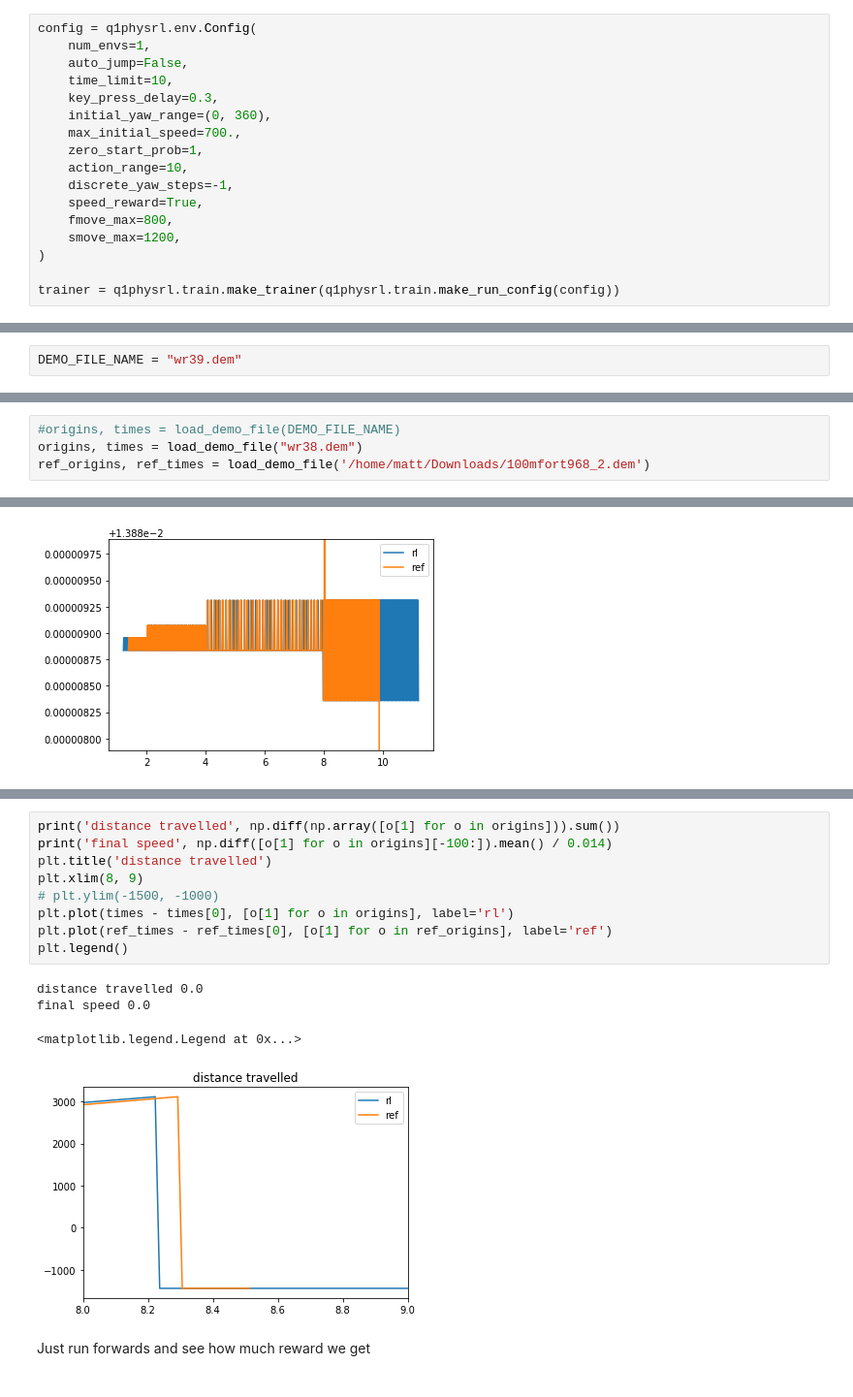
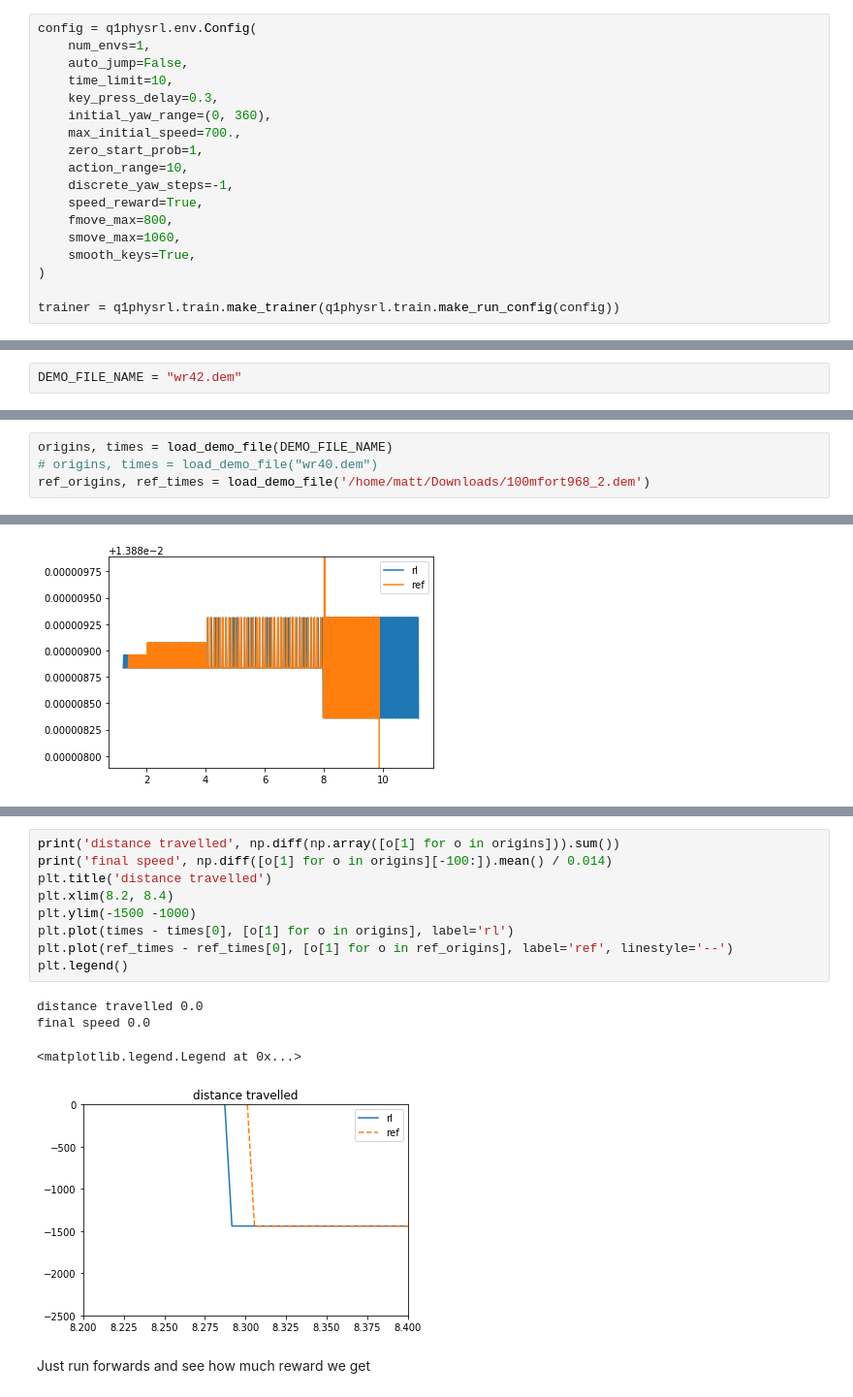
Before and after one commit to matthewearl/q1physrl, a Jupyter notebook: notebooks/RL client.ipynb, the cells around one changed output, grey strips where cells are left out. Shown at 97% size. Drawn from its saved outputs; the diff is of its cells as text.

```diff
--- a/notebooks/RL client.ipynb
+++ b/notebooks/RL client.ipynb
@@ -33,7 +33,8 @@ config = q1physrl.env.Config(
     discrete_yaw_steps=-1,
     speed_reward=True,
     fmove_max=800,
-    smove_max=1200,
+    smove_max=1060,
+    smooth_keys=True,
 )
 
 trainer = q1physrl.train.make_trainer(q1physrl.train.make_run_config(config))
@@ -104,5 +109,5 @@ trainer.restore(FNAME)
 # %%
-DEMO_FILE_NAME = "wr39.dem"
+DEMO_FILE_NAME = "wr42.dem"
 # %%
 dataclasses.asdict(config)
 # %% [output]
@@ -214,6 +224,6 @@ def load_demo_file(demo_file_path):
 # %%
-#origins, times = load_demo_file(DEMO_FILE_NAME)
-origins, times = load_demo_file("wr38.dem")
+origins, times = load_demo_file(DEMO_FILE_NAME)
+# origins, times = load_demo_file("wr40.dem")
 ref_origins, ref_times = load_demo_file('/home/matt/Downloads/100mfort968_2.dem')
 # %%
 # plt.ylim(0.0138, 0.0141)
@@ -236,17 +246,17 @@ plt.plot(t[:, 1], t[:, 2])
 # %%
 print('distance travelled', np.diff(np.array([o[1] for o in origins])).sum())
 print('final speed', np.diff([o[1] for o in origins][-100:]).mean() / 0.014)
 plt.title('distance travelled')
-plt.xlim(8, 9)
-# plt.ylim(-1500, -1000)
+plt.xlim(8.2, 8.4)
+plt.ylim(-1500 -1000)
 plt.plot(times - times[0], [o[1] for o in origins], label='rl')
-plt.plot(ref_times - ref_times[0], [o[1] for o in ref_origins], label='ref')
+plt.plot(ref_times - ref_times[0], [o[1] for o in ref_origins], label='ref', linestyle='--')
 plt.legend()
 # %% [output]
 distance travelled 0.0
 final speed 0.0
 <matplotlib.legend.Legend at 0x...>
-[figure, old version]
+[figure, new version]
 # %% [markdown]
 Just run forwards and see how much reward we get
 # %%
```
Also changed, not shown: parts of 6 cells of this notebook, 3 other files.
